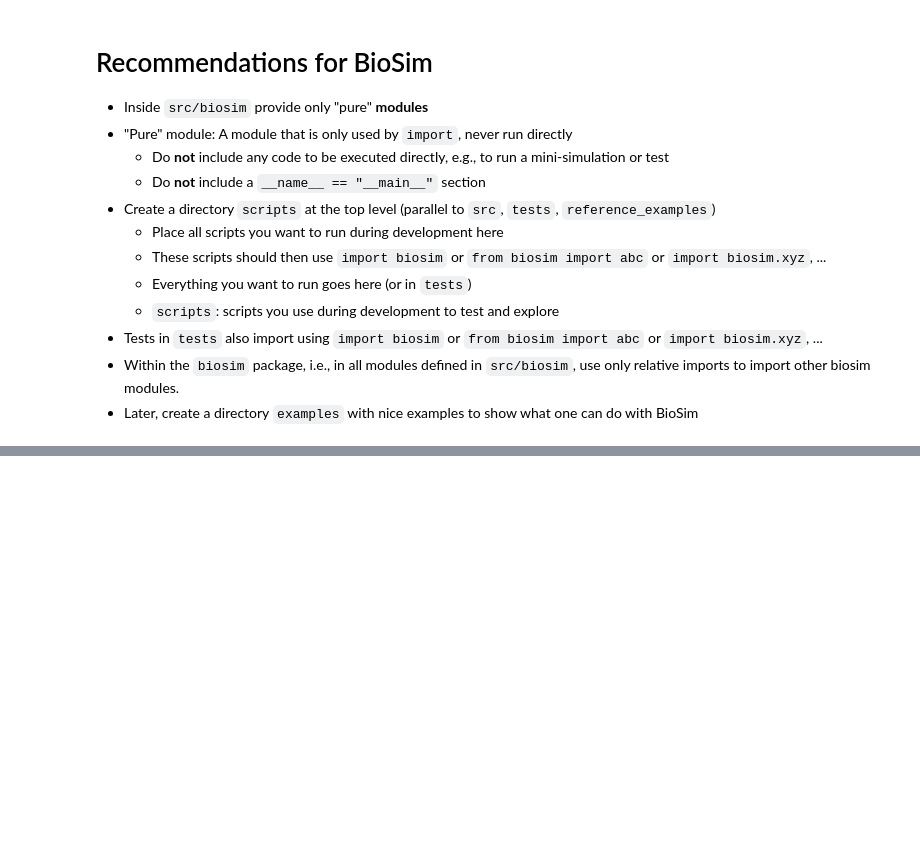
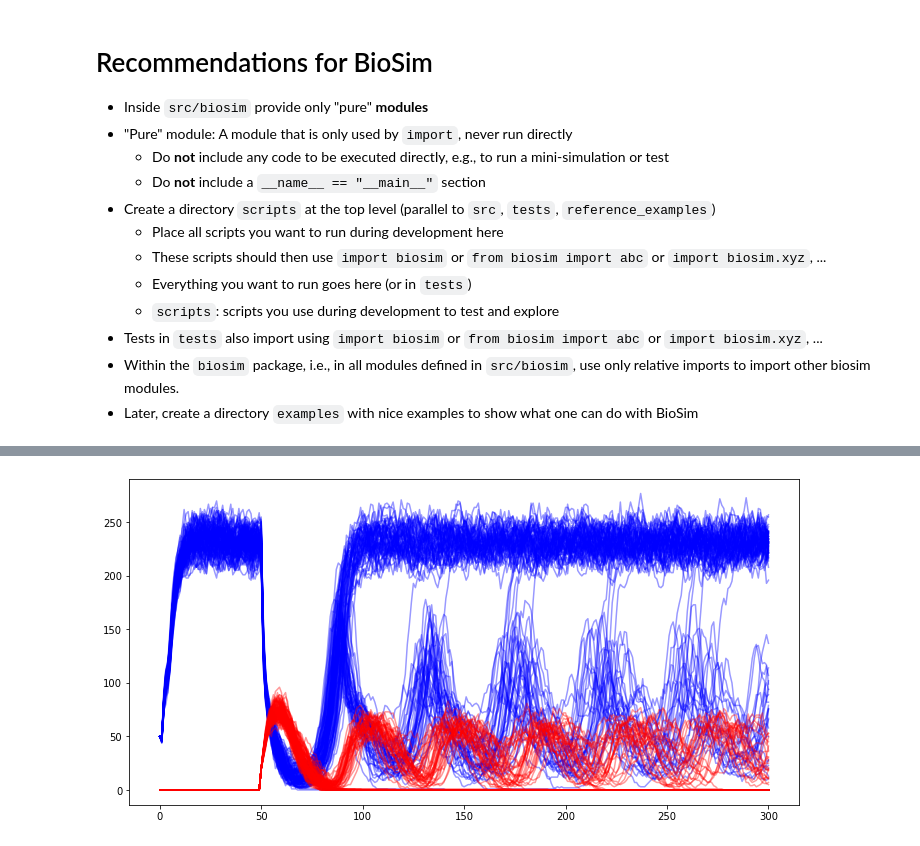
Before and after one commit to merstad/inf200-advanced-programming, a Jupyter notebook: january_block/lectures/INF200_H21_Ja02.ipynb, the cells around one changed output, grey strips where cells are left out. Saved outputs shown, nothing was run; the diff lists cells and outputs as text; code cells hidden in the pictures; blank space fills up the shorter version.

```diff
--- a/january_block/lectures/INF200_H21_Ja02.ipynb
+++ b/january_block/lectures/INF200_H21_Ja02.ipynb
@@ -715,0 +883,9 @@ a.data, b.data, c.data
+# %%
+data = []
+for logfile in Path('../../../inf200-internal/biosim_jan_2022/examples/data').glob('mono_hc_00???.csv'):
+    d = pd.read_csv(logfile, skiprows=1, index_col=0,
+                    names=['Year', 'Herbivores', 'Carnivores'])
+    d['Seed'] = int(re.match(r'.*_(\d+)\.csv', str(logfile)).group(1))
+    data.append(d)
+hc = pd.concat(data).pivot(columns='Seed')
+hc.tail()
@@ -715,0 +902,5 @@ a.data, b.data, c.data
+# %%
+plt.plot(hc.Herbivores, 'b', alpha=0.4);
+plt.plot(hc.Carnivores, 'r', alpha=0.4);
+# %% [output]
+[figure, added]
```
Also changed, not shown: parts of 45 cells of this notebook.
